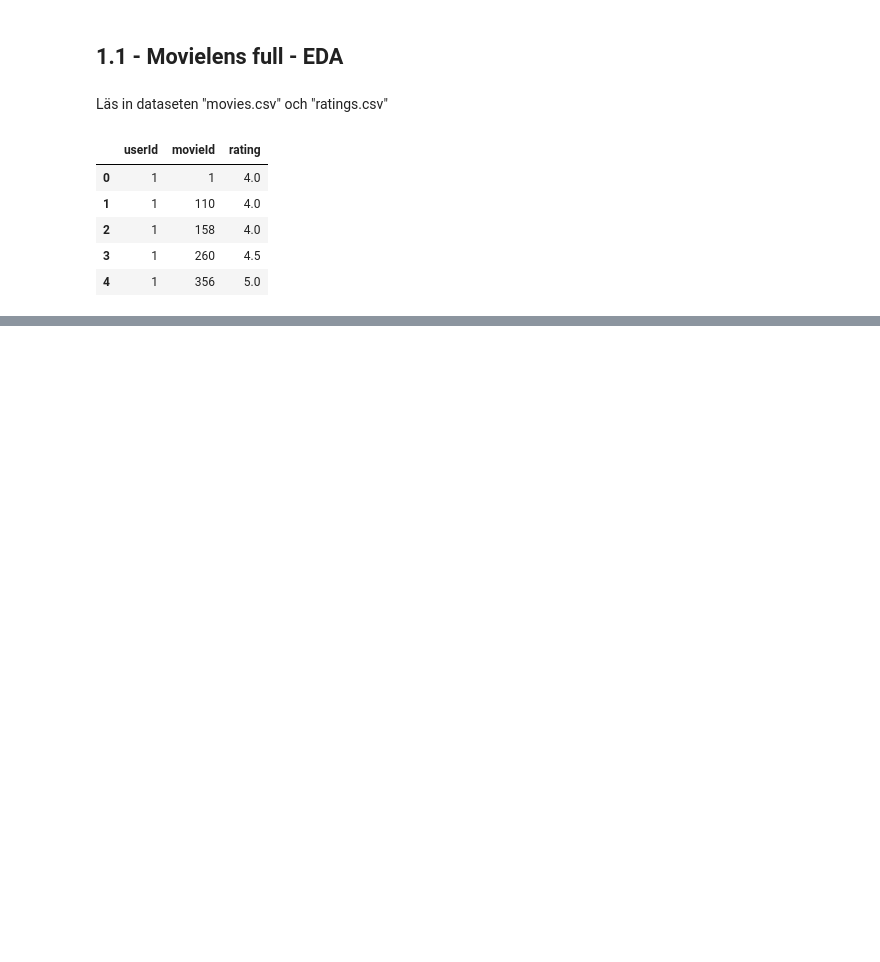
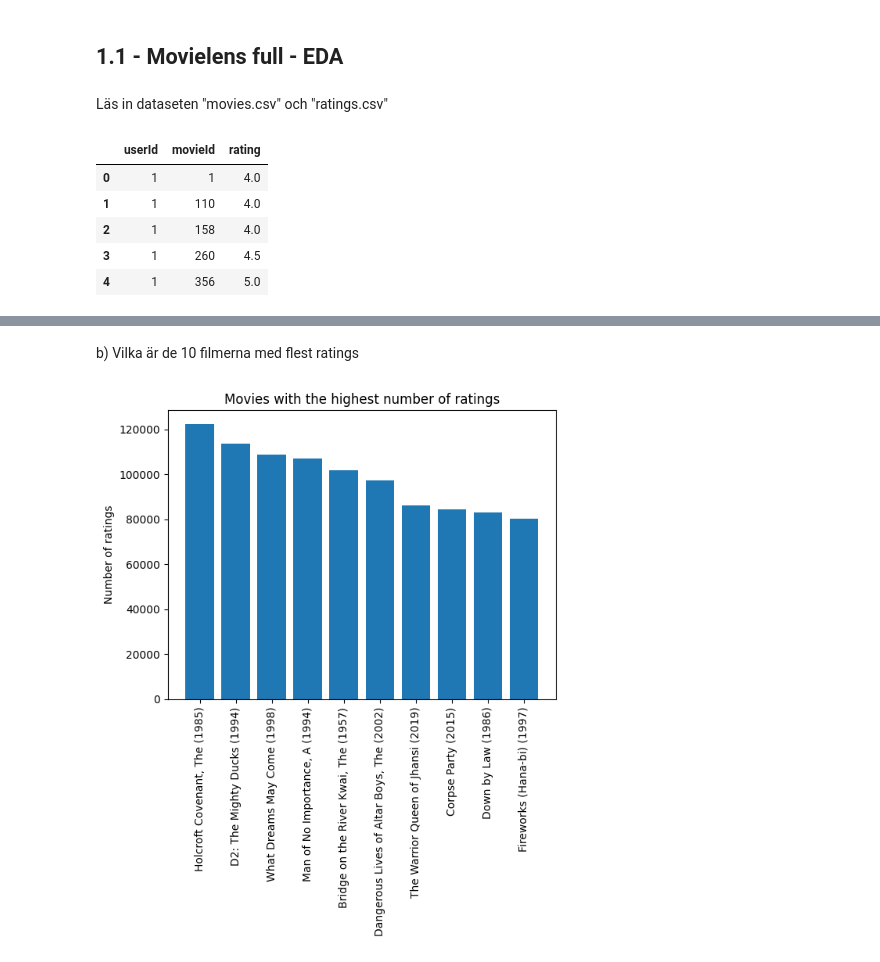
Before and after one commit to danlundh67/AI-recomend_predict, a Jupyter notebook: recommend.ipynb, the cells around one changed output, grey strips where cells are left out. Drawn from its saved outputs; the diff is of its cells as text; code cells hidden in the pictures; blank space fills up the shorter version.

```diff
--- a/recommend.ipynb
+++ b/recommend.ipynb
@@ -169,0 +158,16 @@ df_test2.rename_axis('Count_ratings').reset_index()
+# %% [markdown]
+b)  Vilka är de 10 filmerna med flest ratings
+# %%
+# df_test.sort_values(by='rating', ascending=False).head(10)
+
+top_10=df_test.rename_axis('Count_ratings').reset_index().sort_values(by='Count_ratings', ascending=False).head(10)
+
+top10titles=[f"{df_movies['title'][i]}" for i in list(top_10['movieId'])]
+
+plt.bar(x=top10titles, height=list(top_10['Count_ratings']))
+plt.xticks(rotation=90)
+plt.ylabel('Number of ratings')
+plt.title('Movies with the highest number of ratings')
+plt.show()
+# %% [output]
+[figure, added]
```
Also changed, not shown: parts of 15 cells of this notebook.
